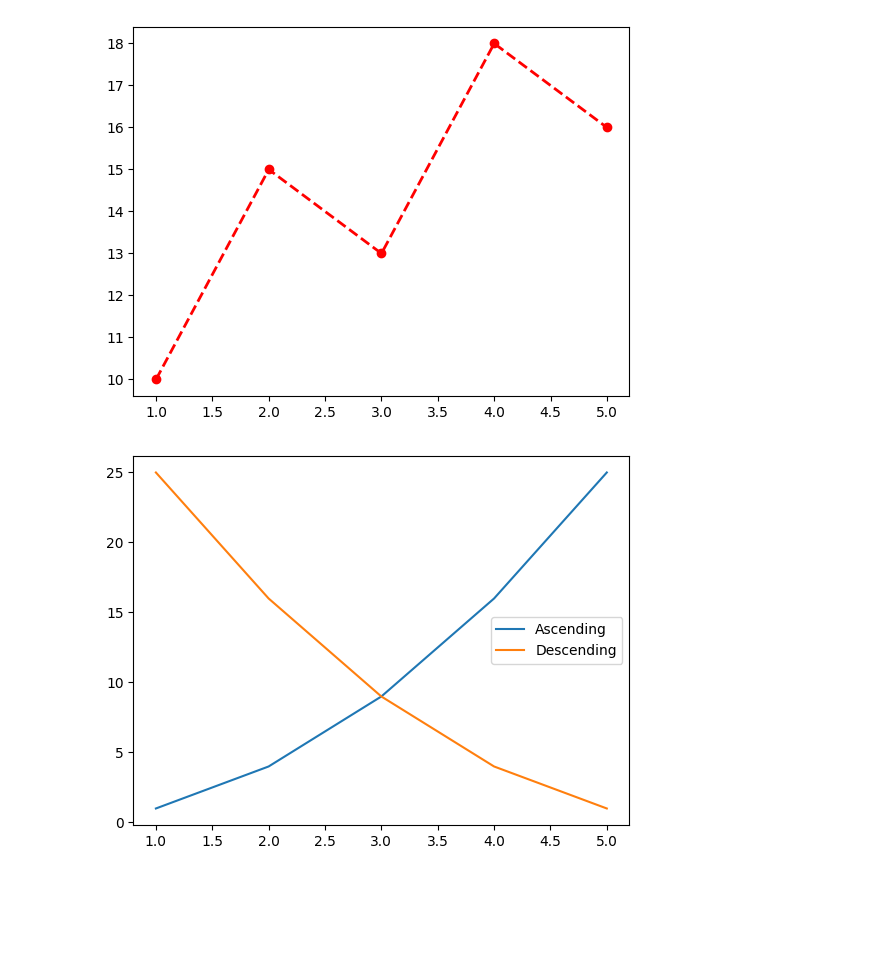
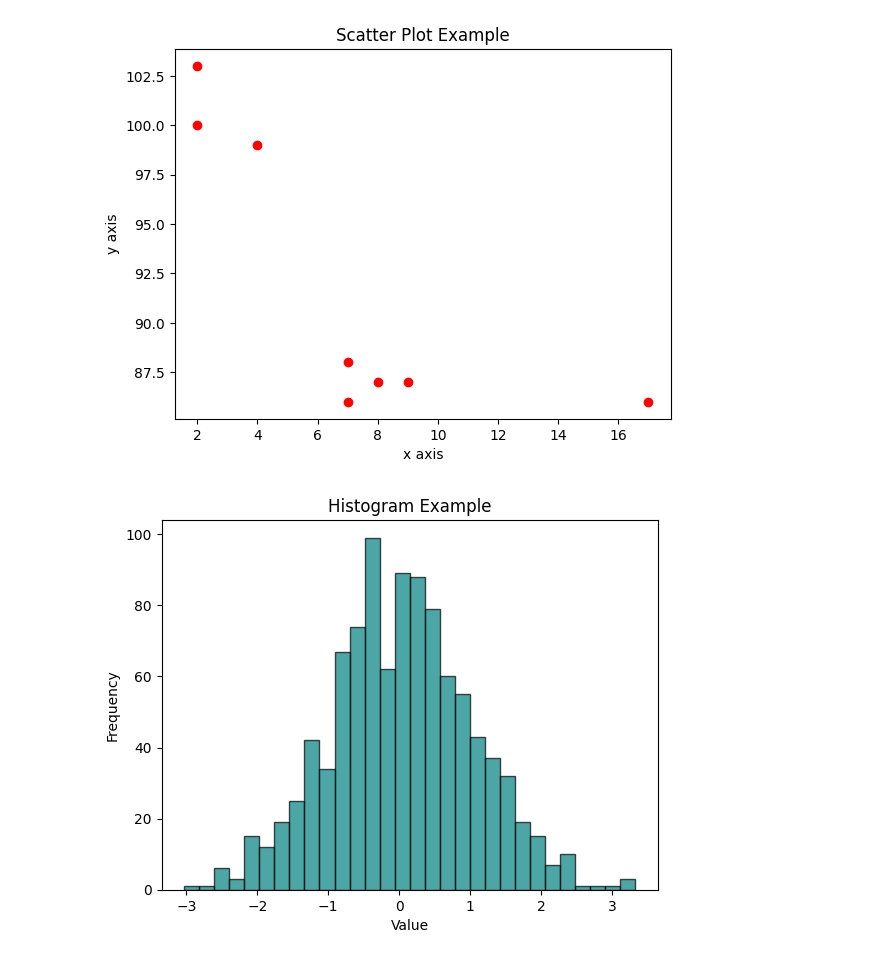
Before and after one commit to RUSHILPATEL33/Python_cert, a Jupyter notebook: Matplot.ipynb, the cells around one changed output. Drawn from its saved outputs; the diff is of its cells as text; code cells hidden in the pictures; blank space fills up the shorter version.

```diff
--- a/Matplot.ipynb
+++ b/Matplot.ipynb
@@ -3,6 +3,7 @@
 # %%
 import matplotlib.pyplot as plt
 import numpy as np
+"""
 x = [1,2,3,4,5]
 y = [10,15,13,18,16]
 
@@ -22,5 +23,56 @@ y2 = [25,16,9,4,1]
 plt.plot(x,y1, label= "Ascending")
 plt.plot(x,y2, label= "Descending")
 plt.legend()
+plt.show()"""
+
+#Bar charts
+categories = ['A', 'B', 'C', 'D', 'E', 'F','G']
+values = [10,20,36,18,20,50,46]
+colors = ['violet','indigo','blue','green','yellow','orange','red']
+plt.bar(categories,values, color=colors)
+plt.title("Bar Chart Example")
+plt.grid(True)
 plt.show()
+
+#Scatter Plot
+x=[4,7,8,7,2,17,2,9]
+y=[99,86,87,88,100,86,103,87]
+
+plt.scatter(x,y, color='red')
+plt.title("Scatter Plot Example")
+plt.xlabel("x axis")
+plt.ylabel("y axis")
+plt.show()
+
+#Histogram
+data = np.random.randn(1000)
+plt.hist(data, bins=30, color='teal', alpha=0.7,edgecolor='black')
+plt.title("Histogram Example")
+plt.xlabel("Value")
+plt.ylabel("Frequency")
+plt.show()
+
+#Pie Chart
+sizes = [30,40,22,18]
+labels = ['Python', 'java', 'C++', 'JavaScript']
+colors = ['gold','skyblue','lightgreen','pink']
+plt.pie(sizes, labels=labels,colors=colors, autopct='%1.1f%%', startangle=90,shadow=True,explode=[0.1,0,0,0])
+plt.pie(sizes, labels=labels, autopct='%1.1f%%', startangle=90)
+plt.pie(sizes, labels=labels, autopct='%1.1f%%', startangle=90)
+plt.pie(sizes, labels=labels, autopct='%1.1f%%', startangle=90)
+plt.title("Pie Chart Example")
+plt.axis('equal')
+plt.show()
+
+#Sub-Plots
+x=[1,2,3,4,5]
+y=[5,7,4,6,8]
+
+plt.subplot(1,2,1)
+plt.plot(x,y)
+
+plt.subplot(1,2,2)
+plt.bar(x,y)
+plt.tight_layout()
+plt.show()
 # %% [output]
@@ -28,2 +80,2 @@ plt.show()
-[figure, old version]
+[figure, new version]
-[figure, old version]
+[figure, new version]
```
Also changed, not shown: parts of 1 cell of this notebook.
